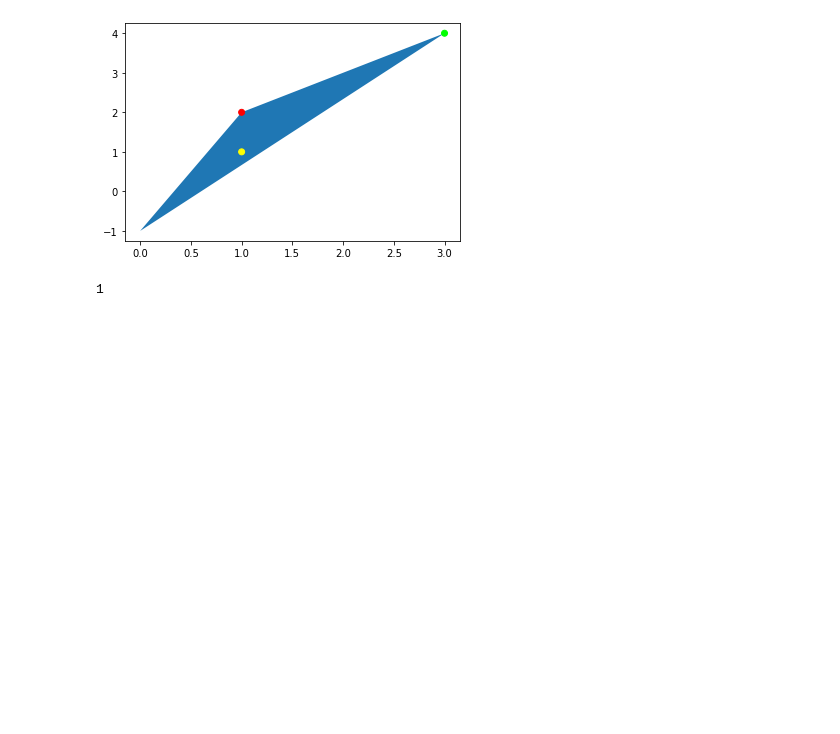
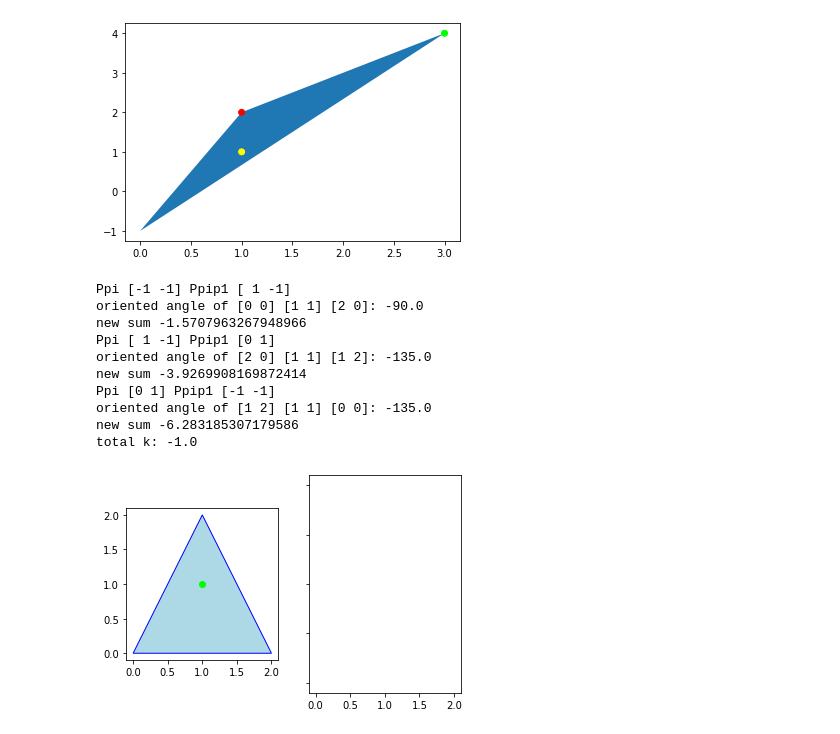
Before and after one commit to carolhmj/computational-geometry, a Jupyter notebook: exercise2/exercise2.ipynb, the cells around one changed output. Saved outputs shown, nothing was run; the diff lists cells and outputs as text; code cells hidden in the pictures; blank space fills up the shorter version.

Commit message:
Continue Question 5

```diff
--- a/exercise2/exercise2.ipynb
+++ b/exercise2/exercise2.ipynb
@@ -204,6 +197,59 @@ ax.fill(x2[:,0], x2[:,1])
 [<matplotlib.patches.Polygon at 0x...>]
 [figure]
 # %%
-x
+rd = 180/math.pi
+
+# Question 5 - Oriented angle technique
+def angle(a,b):
+    #print(f'angle between {a} {b} {math.acos(np.dot(a,b) / (np.linalg.norm(a)*np.linalg.norm(b)) )}')
+    return math.acos(np.dot(a,b) / (np.linalg.norm(a)*np.linalg.norm(b)) )
+
+# Given an vector x, returns the oriented angle represented by it
+def oriented_angle(x):
+    sign = 1 if x[1] >= 0 else -1
+    return sign*angle(np.array([1,0]), x)
+
+def oriented_angle(a,b):
+    return math.atan2(a[0]*b[1] - a[1]*b[0], a[0]*b[0] + a[1]*b[1])
+
+def point_in_polygon_rotation(P, p):
+    # Compute rotation index
+    k = 0
+    n = len(p)-1
+    for i in range(0,n):
+        Ppi = np.subtract(p[i], P)
+        Ppip1 = np.subtract(p[i+1], P)
+        print(f'Ppi {Ppi} Ppip1 {Ppip1}')
+        #print(f'individual oriented angles: from {P} to {p[i+1]} is {oriented_angle(Ppip1)*rd}, from {P} to {p[i]} {oriented_angle(Ppi)*rd}')
+        #or_angl = oriented_angle(Ppip1) - oriented_angle(Ppi)
+        or_angl = oriented_angle(Ppip1,Ppi)
+        print(f'oriented angle of {p[i]} {P} {p[i+1]}: {or_angl*rd}')
+        k += or_angl
+        print(f'new sum {k}')
+    k *= 1/(2*math.pi)
+    print(f'total k: {k}')
+
+    # Point is inside polygon if the rotation index is not zero
+    return not math.isclose(k, 0)
-# %% [output]
-1
+# %%
+col_map = {
+    True: [0,1,0,1],
+    False: [1,0,0,1]
+}
+
+test = lambda pt, pl: point_in_polygon_rotation(pt, pl)
+fig, ax = plt.subplots(1,2, sharex=True, sharey=True)
+ax[0].set_aspect('equal')
+draw_points_in_polygon(np.array([[1,1]]), np.array([[0,0], [2,0], [1,2], [0,0]]), ax[0], test, col_map)
+# %% [output]
+Ppi [-1 -1] Ppip1 [ 1 -1]
+oriented angle of [0 0] [1 1] [2 0]: -90.0
+new sum -1.5707963267948966
+Ppi [ 1 -1] Ppip1 [0 1]
+oriented angle of [2 0] [1 1] [1 2]: -135.0
+new sum -3.9269908169872414
+Ppi [0 1] Ppip1 [-1 -1]
+oriented angle of [1 2] [1 1] [0 0]: -135.0
+new sum -6.283185307179586
+total k: -1.0
+[figure, added]
```
Also changed, not shown: parts of 2 cells of this notebook.
